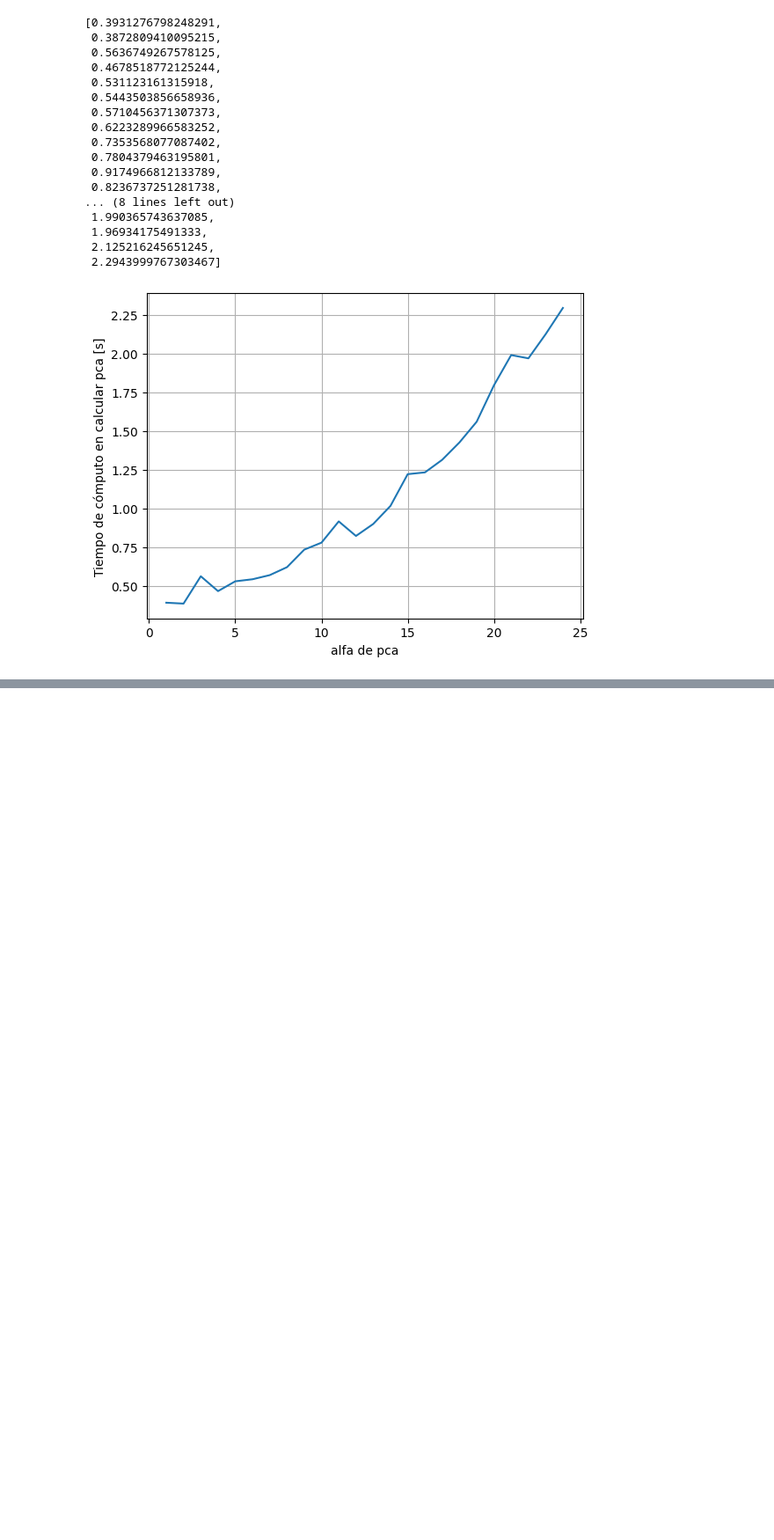
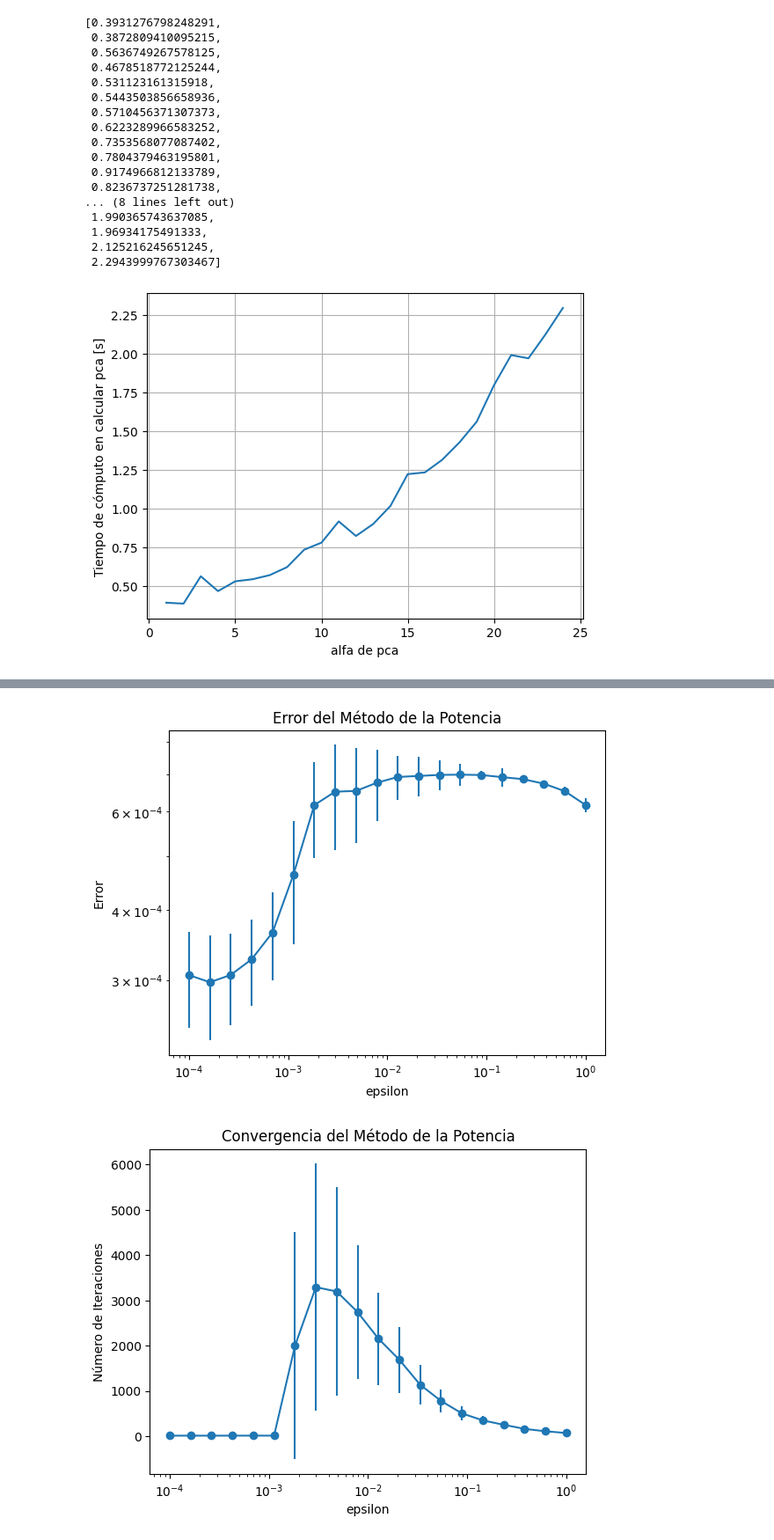
Before and after one commit to GonzaloConsoli/tp2-metodos, a Jupyter notebook: notebooks/tp2.ipynb, the cells around one changed output, grey strips where cells are left out. Shown: that part at 88% size. Saved outputs shown, nothing was run; the diff lists cells and outputs as text; code cells hidden in the pictures; blank space fills up the shorter version.

```diff
--- a/notebooks/tp2.ipynb
+++ b/notebooks/tp2.ipynb
@@ -281,0 +321,44 @@ plt.show()
+# %%
+
+epsilon = np.logspace(-4,0,20)
+cant_mediciones = 100 # Cantidad de mediciones por cada epsilon
+num_iter = 8000 # Cantidad de iteraciones para Metodo de la Potencia
+tolerancia = 1e-7
+errores_eps = []
+convergencia = []
+
+for eps in epsilon:
+    autovalores = np.array([10.0, 10.0-eps, 5.0, 2.0, 1.0])
+    A = generar_matriz(autovalores)
+    errores = []
+    iteraciones = []
+    for n in range(cant_mediciones):
+        autoval,autovector,iter = metnum.power_iteration(A,num_iter,tolerancia)
+        error = np.linalg.norm(A@autovector - autoval*autovector)
+        errores.append(error)
+        iteraciones.append(iter)
+    # Guardamos el promedio y desvio standard de los errores y la convergencia
+    errores_eps.append((np.mean(errores),np.std(errores)))
+    convergencia.append((np.mean(iteraciones),np.std(iteraciones)))
+# %%
+# Graficamos los resultados
+mean_errors, std_errors = zip(*errores_eps)
+mean_steps, std_steps = zip(*convergencia)
+
+plt.errorbar(epsilon, mean_errors, yerr=std_errors, fmt='-o')
+plt.xscale('log')
+plt.yscale('log')
+plt.xlabel('epsilon')
+plt.ylabel('Error')
+plt.title('Error del Método de la Potencia')
+plt.show()
+
+plt.errorbar(epsilon, mean_steps, yerr=std_steps, fmt='-o')
+plt.xscale('log')
+plt.xlabel('epsilon')
+plt.ylabel('Número de Iteraciones')
+plt.title('Convergencia del Método de la Potencia')
+plt.show()
+# %% [output]
+[figure, added]
+[figure, added]
```
Also changed, not shown: parts of 1 cell of this notebook.
